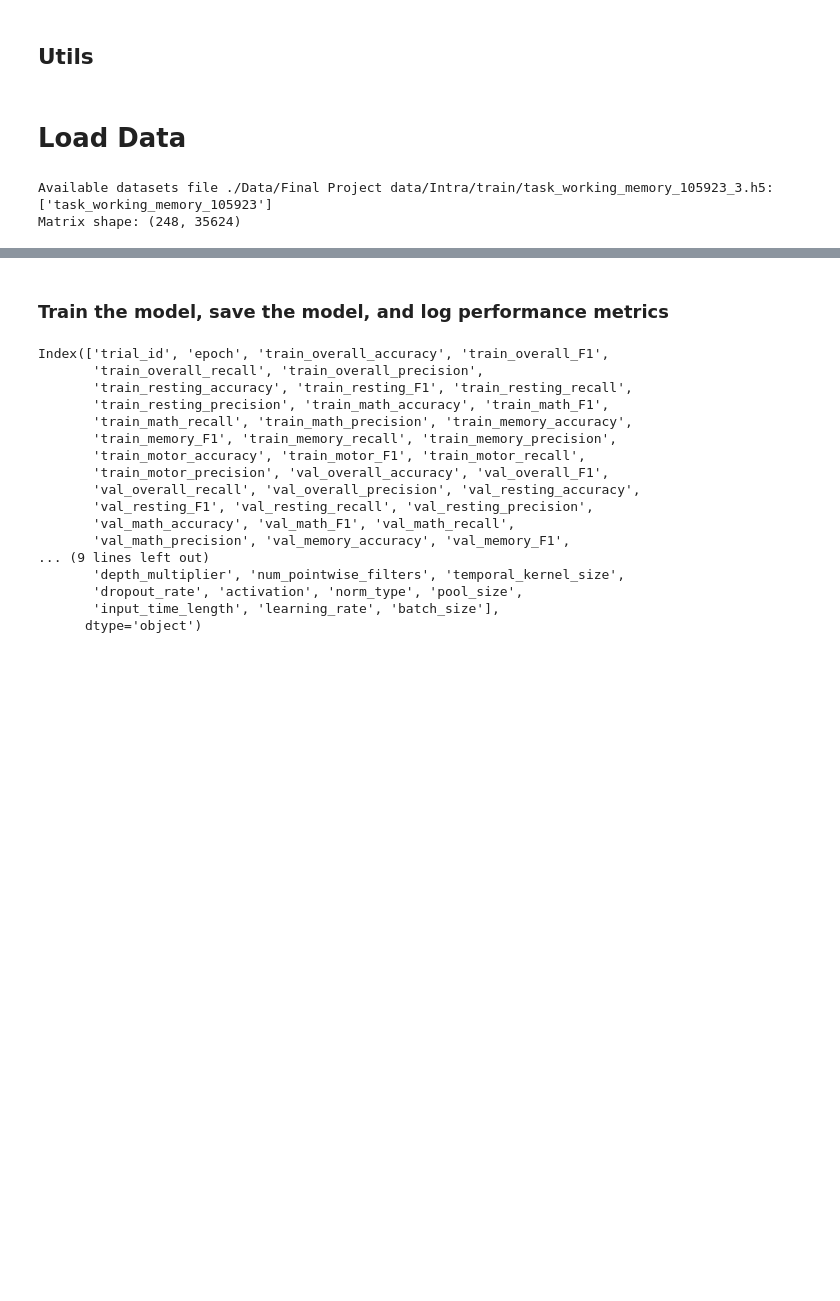
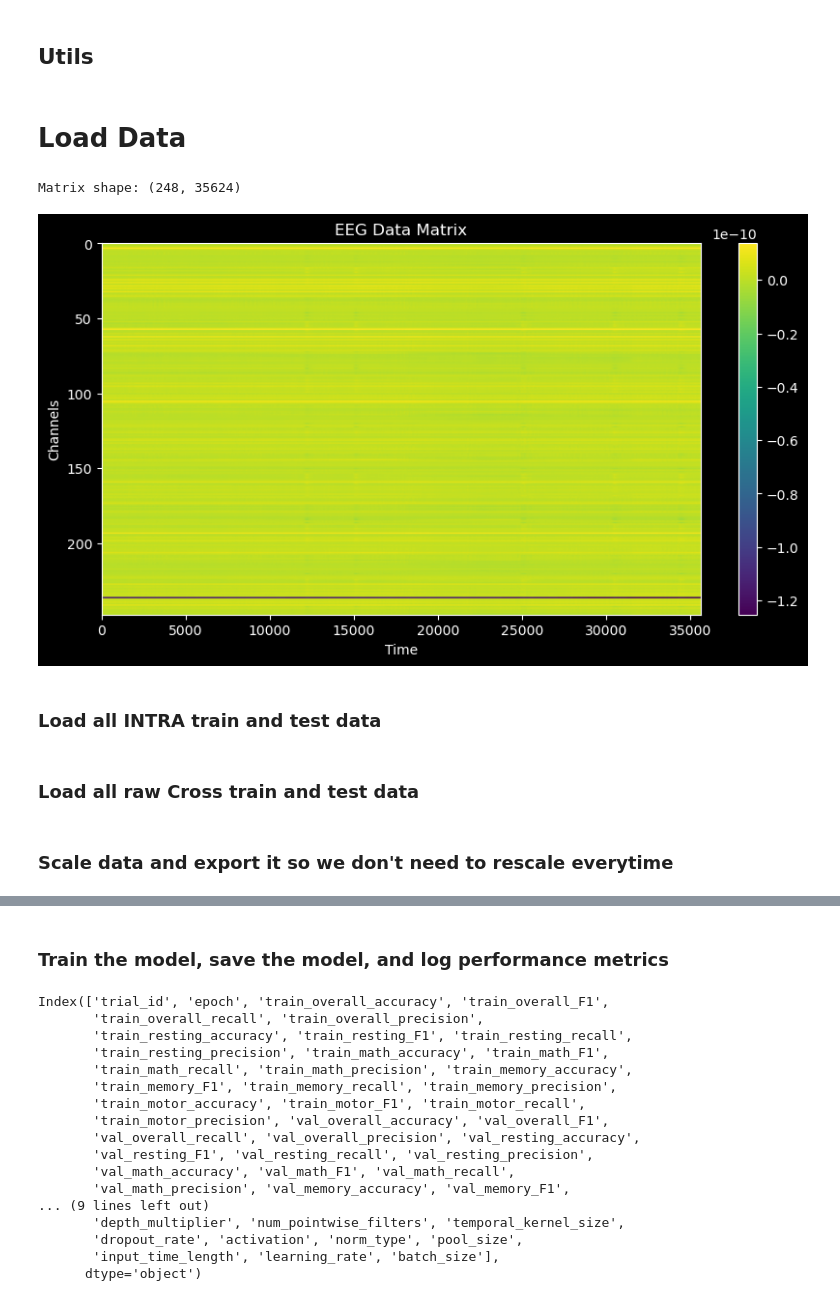
Before and after one commit to BarGinger/Deep_Learning_MEG, a Jupyter notebook: notebook_bar.ipynb, the cells around one changed output, grey strips where cells are left out. Cells and saved outputs as stored; diff of their text form; code cells hidden in the pictures; blank space fills up the shorter version.

```diff
--- a/notebook_bar.ipynb
+++ b/notebook_bar.ipynb
@@ -63,10 +65,22 @@ Not running in Google Colab
 data_dir = "./Data"
 google_drive_folder = "/content/drive/MyDrive/UU"
 zip_path = f"{data_dir}/Final Project data.zip"
+output_dir = "./Output"
+model_dir = "./Models"
+
+# check if outpiut directory exists
+if not os.path.exists(output_dir):
+    os.makedirs(output_dir)
+
+# check if model directory exists
+if not os.path.exists(model_dir):
+    os.makedirs(model_dir)
 
 # Set the device to GPU if available
 device = torch.device("cuda" if torch.cuda.is_available() else "cpu")
 
+debug_mode = False
+
 # Set pandas display options to show all columns
 pd.set_option('display.max_columns', None)
 # %%
@@ -147,9 +196,22 @@ def get_dataset_from_h5py(filename_path):
 # %% [markdown]
 # Load Data
 # %%
-matrix = get_dataset_from_h5py(f"{data_dir}/Final Project data/Intra/train/task_working_memory_105923_3.h5")
+## peak into a matrix to see the data
+matrix = get_dataset_from_h5py(f"{data_dir}/Intra/train/task_working_memory_105923_3.h5")
 if matrix is not None:
     print(f"Matrix shape: {matrix.shape}")
+
+
+# plot that matrix
+plt.figure(figsize=(10, 5))
+plt.imshow(matrix, aspect='auto', cmap='viridis')
+plt.colorbar()
+plt.title("EEG Data Matrix")
+plt.xlabel("Time")
+plt.ylabel("Channels")
+plt.show()
 # %% [output]
-Available datasets file ./Data/Final Project data/Intra/train/task_working_memory_105923_3.h5: ['task_working_memory_105923']
 Matrix shape: (248, 35624)
+[figure, added]
+# %% [markdown]
+### Load all INTRA train and test data
@@ -155,0 +229,2 @@ Matrix shape: (248, 35624)
+# %% [markdown]
+### Load all raw Cross train and test data
@@ -155,0 +255,2 @@ Matrix shape: (248, 35624)
+# %% [markdown]
+### Scale data and export it so we don't need to rescale everytime
```
Also changed, not shown: parts of 14 cells of this notebook, 3 other files.
